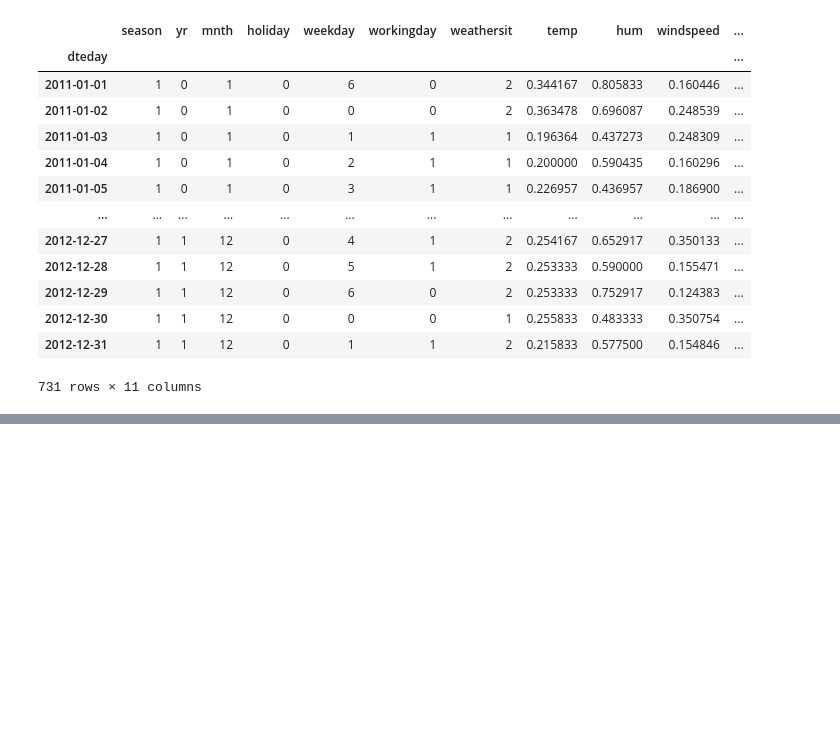
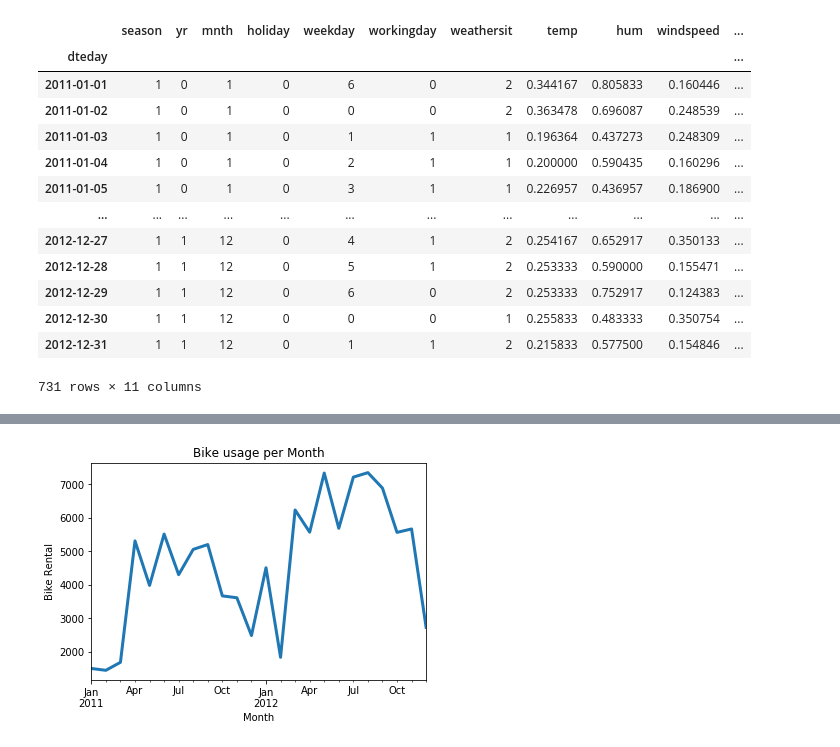
Before and after one commit to marcelounb/DeepLearning, a Jupyter notebook: Projeto3Marcelounb.ipynb, the cells around one changed output, grey strips where cells are left out. Saved outputs shown, nothing was run; the diff lists cells and outputs as text; code cells hidden in the pictures; blank space fills up the shorter version.

```diff
--- a/Projeto3Marcelounb.ipynb
+++ b/Projeto3Marcelounb.ipynb
@@ -130,0 +138,7 @@ bike.drop(labels='dteday', axis=1)
+# %%
+bike['cnt'].asfreq('M').plot(linewidth = 3)
+plt.title('Bike usage per Month')
+plt.xlabel('Month')
+plt.ylabel('Bike Rental');
+# %% [output]
+[figure, added]
```
Also changed, not shown: parts of 25 cells of this notebook.
